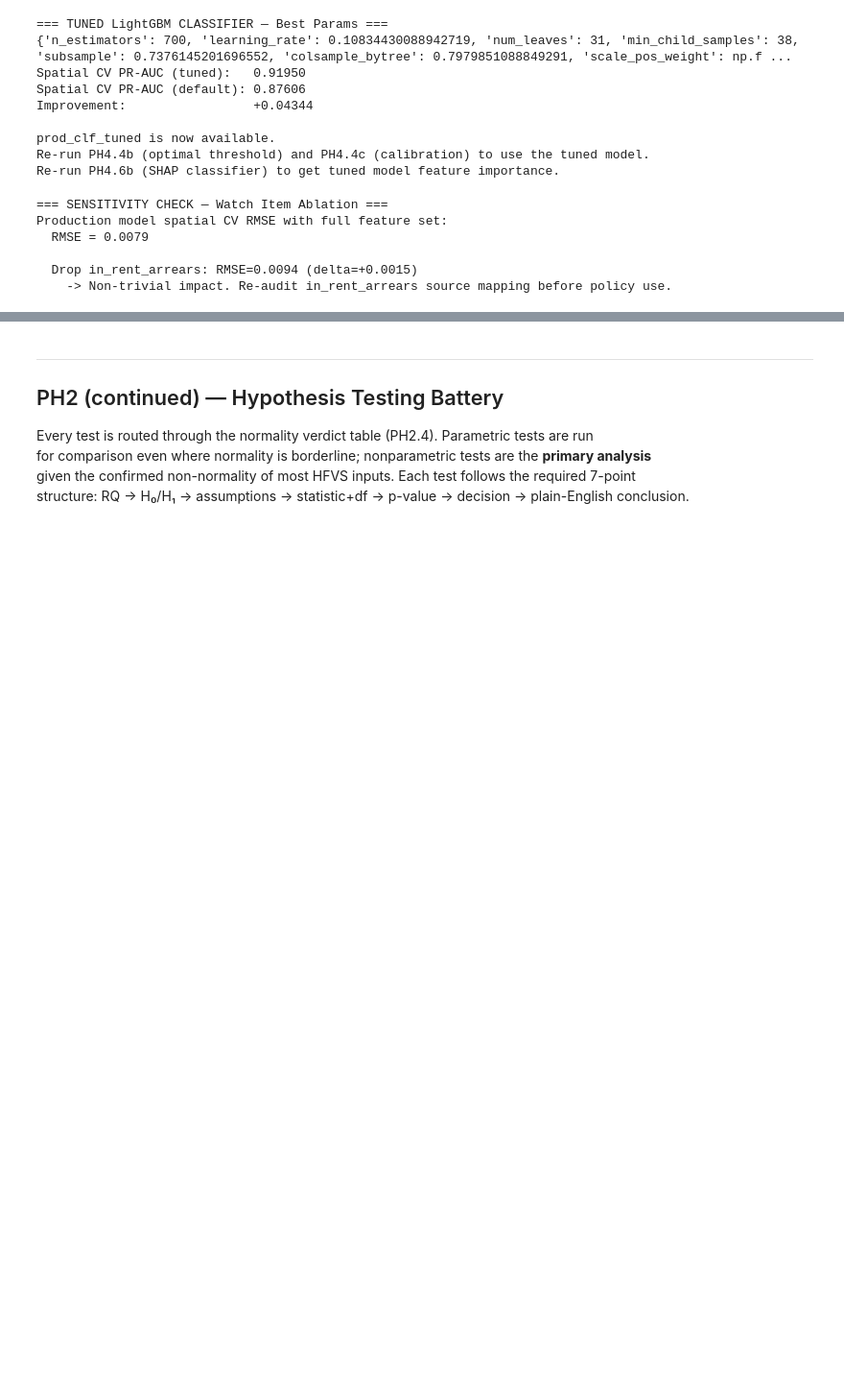
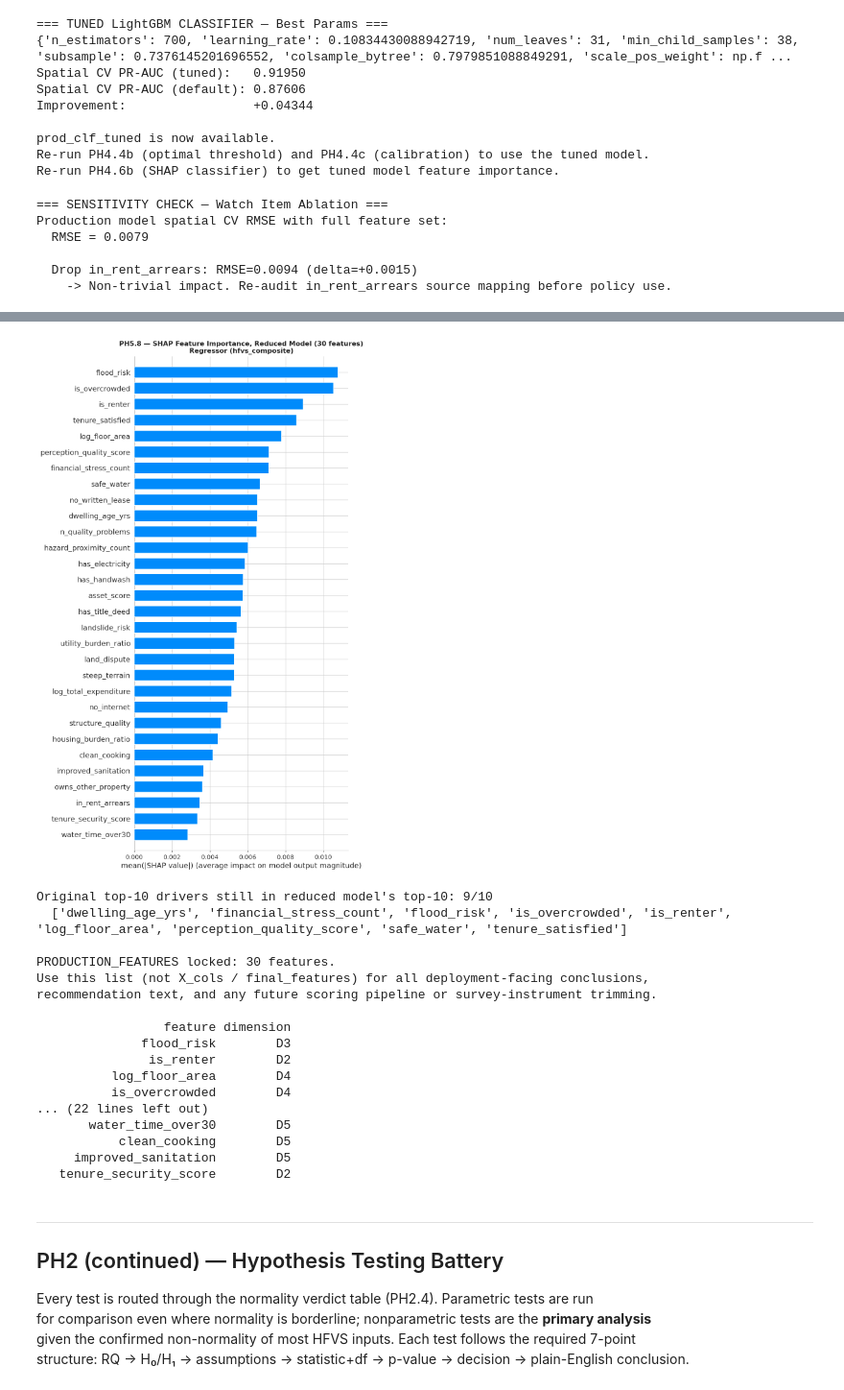
Before and after one commit to VAL-Jerono/statistical-inference-for-big-data, a Jupyter notebook: 01_HFVS_CRISP_DM_Final.ipynb, the cells around one changed output, grey strips where cells are left out. Shown at 96% size. Saved outputs shown, nothing was run; the diff lists cells and outputs as text; code cells hidden in the pictures; blank space fills up the shorter version.

```diff
--- a/01_HFVS_CRISP_DM_Final.ipynb
+++ b/01_HFVS_CRISP_DM_Final.ipynb
@@ -2599,3 +2976,60 @@ Production model spatial CV RMSE with full feature set:
+# %%
+# ── PH5.8  Reduced-model SHAP confirmation + lock production feature set ──
+# Final check: re-run SHAP on the reduced-feature models so we can confirm the
+# same features still drive predictions the same way (no hidden distortion from
+# removing the other features), then lock REDUCED_FEATURES as the production
+# artifact for the conclusions/recommendations section.
+
+explainer_reduced = shap.TreeExplainer(reg_model_reduced)
+shap_sample_reduced = X_test_reduced.sample(min(2000, len(X_test_reduced)), random_state=42)
+shap_values_reduced = explainer_reduced.shap_values(shap_sample_reduced)
+
+plt.figure(figsize=(9, 7))
+shap.summary_plot(shap_values_reduced, shap_sample_reduced, plot_type='bar',
+                  max_display=len(REDUCED_FEATURES), show=False)
+plt.title(f'PH5.8 — SHAP Feature Importance, Reduced Model ({len(REDUCED_FEATURES)} features)\n'
+          'Regressor (hfvs_composite)', fontweight='700')
+plt.tight_layout()
+plt.savefig(FIGS / 'ph5_shap_importance_reduced.png', bbox_inches='tight', dpi=150)
+plt.show()
+
+shap_importance_reduced = pd.Series(
+    np.abs(shap_values_reduced).mean(axis=0), index=shap_sample_reduced.columns
+).sort_values(ascending=False)
+
+# Confirm the original top drivers (PH4.6) are still on top after reduction
+orig_top10 = shap_importance.head(10).index
+still_top10 = [f for f in orig_top10 if f in shap_importance_reduced.head(10).index]
+print(f'Original top-10 drivers still in reduced model\'s top-10: {len(still_top10)}/10')
+print(f'  {sorted(still_top10)}')
+print()
+
+# Lock the production artifact
+PRODUCTION_FEATURES = REDUCED_FEATURES   # <=30 features, used from here on for deployment
+print(f'PRODUCTION_FEATURES locked: {len(PRODUCTION_FEATURES)} features.')
+print('Use this list (not X_cols / final_features) for all deployment-facing conclusions,')
+print('recommendation text, and any future scoring pipeline or survey-instrument trimming.')
+print()
+print(reduced_table[['feature', 'dimension']].to_string(index=False))
+# %% [output]
+[figure, added]
+Original top-10 drivers still in reduced model's top-10: 9/10
+  ['dwelling_age_yrs', 'financial_stress_count', 'flood_risk', 'is_overcrowded', 'is_renter', 'log_floor_area', 'perception_quality_score', 'safe_water', 'tenure_satisfied']
+
+PRODUCTION_FEATURES locked: 30 features.
+Use this list (not X_cols / final_features) for all deployment-facing conclusions,
+recommendation text, and any future scoring pipeline or survey-instrument trimming.
+
+                 feature dimension
+              flood_risk        D3
+               is_renter        D2
+          log_floor_area        D4
+          is_overcrowded        D4
+... (22 lines left out)
+       water_time_over30        D5
+           clean_cooking        D5
+     improved_sanitation        D5
+   tenure_security_score        D2
 # %% [markdown]
 ---
 ## PH2 (continued) — Hypothesis Testing Battery
```
Also changed, not shown: parts of 10 cells of this notebook.
